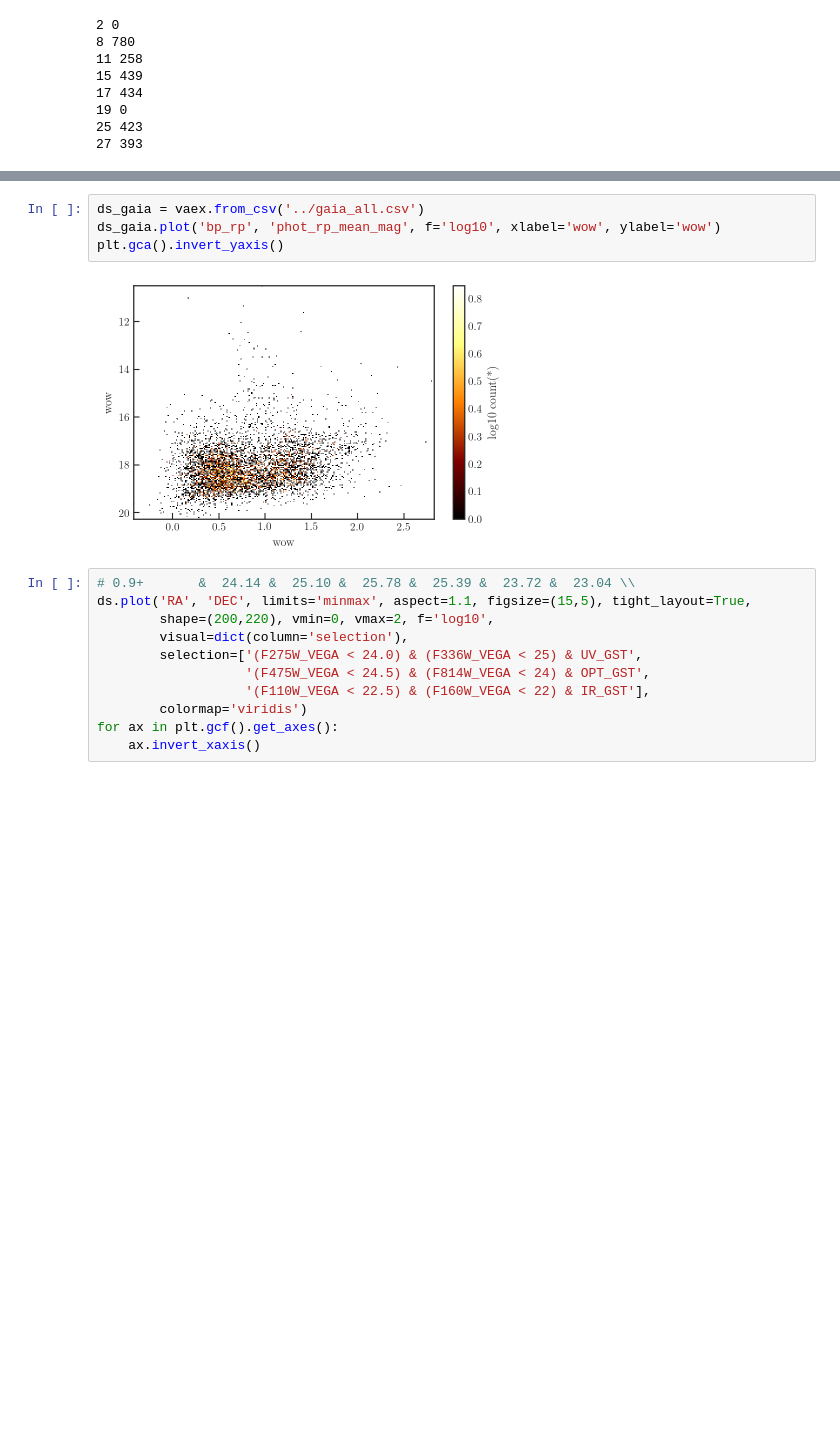
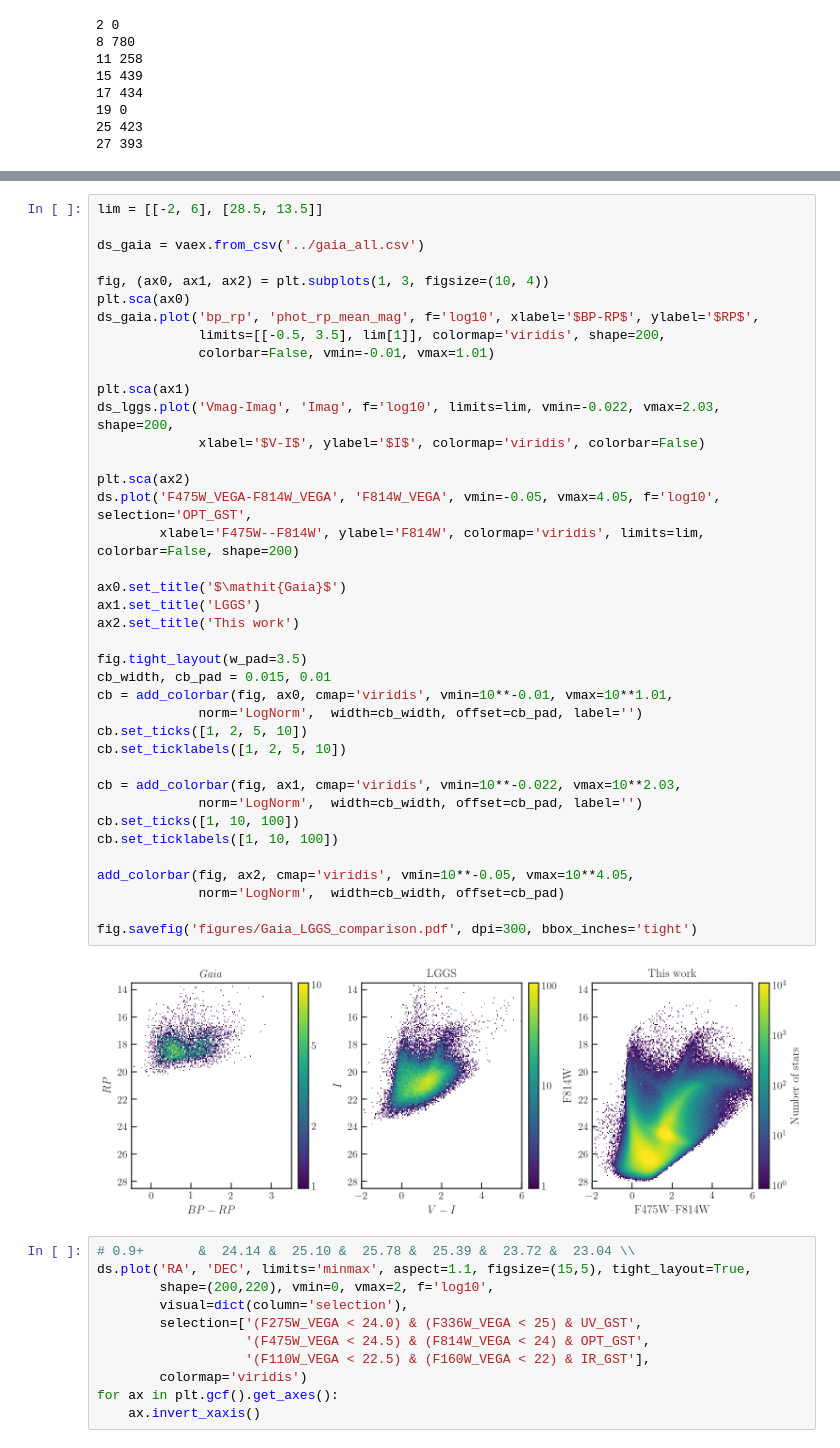
Before and after one commit to meredith-durbin/m33_survey_plots, a Jupyter notebook: Ref-suggested plots.ipynb, the cells around one changed output, grey strips where cells are left out. Cells and saved outputs as stored; diff of their text form; blank space fills up the shorter version.

```diff
--- a/Ref-suggested plots.ipynb
+++ b/Ref-suggested plots.ipynb
@@ -144,9 +116,44 @@ NameError: name 'plt' is not defined
-# %%
-ds_gaia = vaex.from_csv('../gaia_all.csv')
-ds_gaia.plot('bp_rp', 'phot_rp_mean_mag', f='log10', xlabel='wow', ylabel='wow')
-plt.gca().invert_yaxis()
-# %% [output]
-[figure, removed]
+# %%
+lim = [[-2, 6], [28.5, 13.5]]
+
+ds_gaia = vaex.from_csv('../gaia_all.csv')
+
+fig, (ax0, ax1, ax2) = plt.subplots(1, 3, figsize=(10, 4))
+plt.sca(ax0)
+ds_gaia.plot('bp_rp', 'phot_rp_mean_mag', f='log10', xlabel='$BP-RP$', ylabel='$RP$',
+             limits=[[-0.5, 3.5], lim[1]], colormap='viridis', shape=200,
+             colorbar=False, vmin=-0.01, vmax=1.01)
+
+plt.sca(ax1)
+ds_lggs.plot('Vmag-Imag', 'Imag', f='log10', limits=lim, vmin=-0.022, vmax=2.03, shape=200,
+             xlabel='$V-I$', ylabel='$I$', colormap='viridis', colorbar=False)
+
+plt.sca(ax2)
+ds.plot('F475W_VEGA-F814W_VEGA', 'F814W_VEGA', vmin=-0.05, vmax=4.05, f='log10', selection='OPT_GST',
+        xlabel='F475W--F814W', ylabel='F814W', colormap='viridis', limits=lim, colorbar=False, shape=200)
+
+ax0.set_title('$\mathit{Gaia}$')
+ax1.set_title('LGGS')
+ax2.set_title('This work')
+
+fig.tight_layout(w_pad=3.5)
+cb_width, cb_pad = 0.015, 0.01
+cb = add_colorbar(fig, ax0, cmap='viridis', vmin=10**-0.01, vmax=10**1.01,
+             norm='LogNorm',  width=cb_width, offset=cb_pad, label='')
+cb.set_ticks([1, 2, 5, 10])
+cb.set_ticklabels([1, 2, 5, 10])
+
+cb = add_colorbar(fig, ax1, cmap='viridis', vmin=10**-0.022, vmax=10**2.03,
+             norm='LogNorm',  width=cb_width, offset=cb_pad, label='')
+cb.set_ticks([1, 10, 100])
+cb.set_ticklabels([1, 10, 100])
+
+add_colorbar(fig, ax2, cmap='viridis', vmin=10**-0.05, vmax=10**4.05,
+             norm='LogNorm',  width=cb_width, offset=cb_pad)
+
+fig.savefig('figures/Gaia_LGGS_comparison.pdf', dpi=300, bbox_inches='tight')
+# %% [output]
+[figure, added]
 # %%
 # 0.9+       &  24.14 &  25.10 &  25.78 &  25.39 &  23.72 &  23.04 \\
 ds.plot('RA', 'DEC', limits='minmax', aspect=1.1, figsize=(15,5), tight_layout=True,
```
Also changed, not shown: parts of 3 cells of this notebook, 5 other files.
